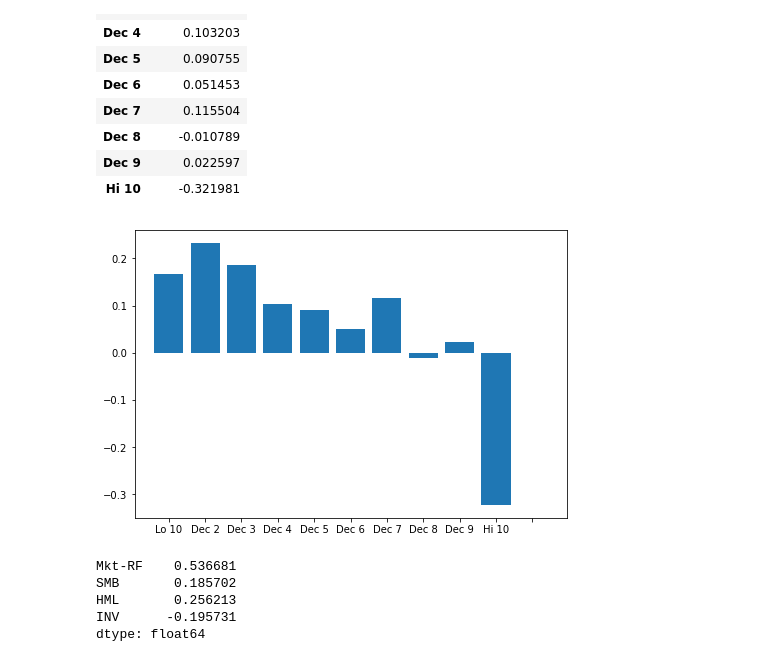
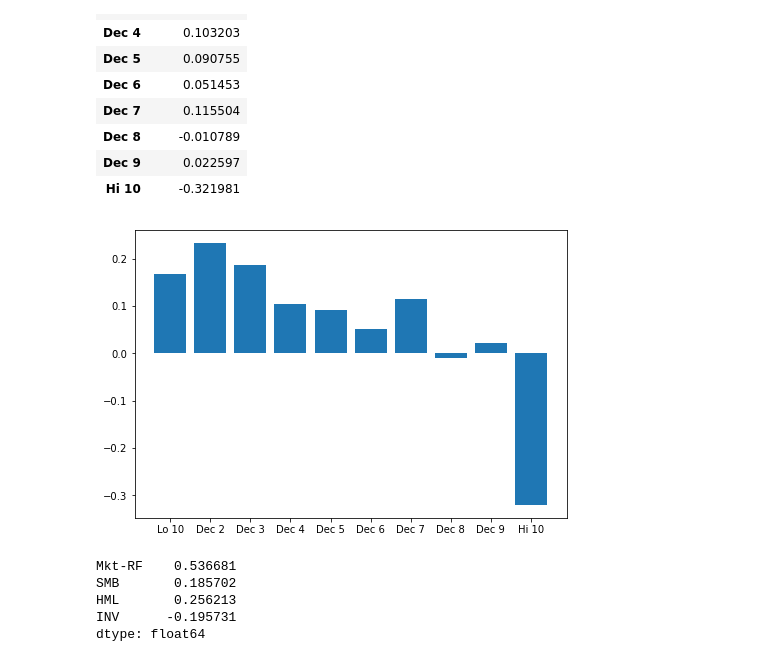
Before and after one commit to GeorgeHockey/asset-pricing, a Jupyter notebook: asset_pricing3.ipynb, the cells around one changed output. Saved outputs shown, nothing was run; the diff lists cells and outputs as text; code cells hidden in the pictures.

Commit message:
minor updates and checks run - refitted charts in 3

```diff
--- a/asset_pricing3.ipynb
+++ b/asset_pricing3.ipynb
@@ -98,13 +98,13 @@ alphas
 # %%
 
 fig = plt.figure()
 ax = fig.add_axes([0,0,1,1])
-langs = ["Lo 10","Dec 2" ,"Dec 3","Dec 4","Dec 5", "Dec 6", "Dec 7","Dec 8", "Dec 9", "Hi 10",""]
-a = [alphas.iloc[0],alphas.iloc[1],alphas.iloc[2],alphas.iloc[3],alphas.iloc[4],alphas.iloc[5],alphas.iloc[6],alphas.iloc[7],alphas.iloc[8],alphas.iloc[9],0]
+langs = ["Lo 10","Dec 2" ,"Dec 3","Dec 4","Dec 5", "Dec 6", "Dec 7","Dec 8", "Dec 9", "Hi 10"]
+a = [alphas.iloc[0],alphas.iloc[1],alphas.iloc[2],alphas.iloc[3],alphas.iloc[4],alphas.iloc[5],alphas.iloc[6],alphas.iloc[7],alphas.iloc[8],-0.32]
 ax.bar(langs,a)
 plt.show()
 # %% [output]
-[figure, old version]
+[figure, new version]
 # %%
 inv_growth = data["Hi 30"] - data["Lo 30"]
 factors_inv = factors.copy()
```
Also changed, not shown: 1 other file.
